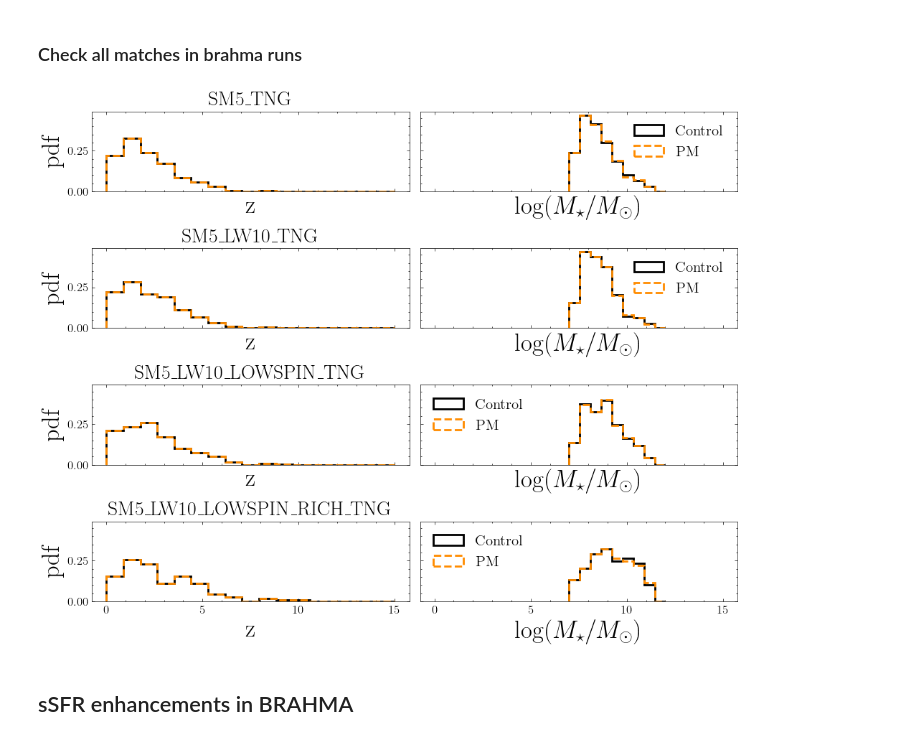
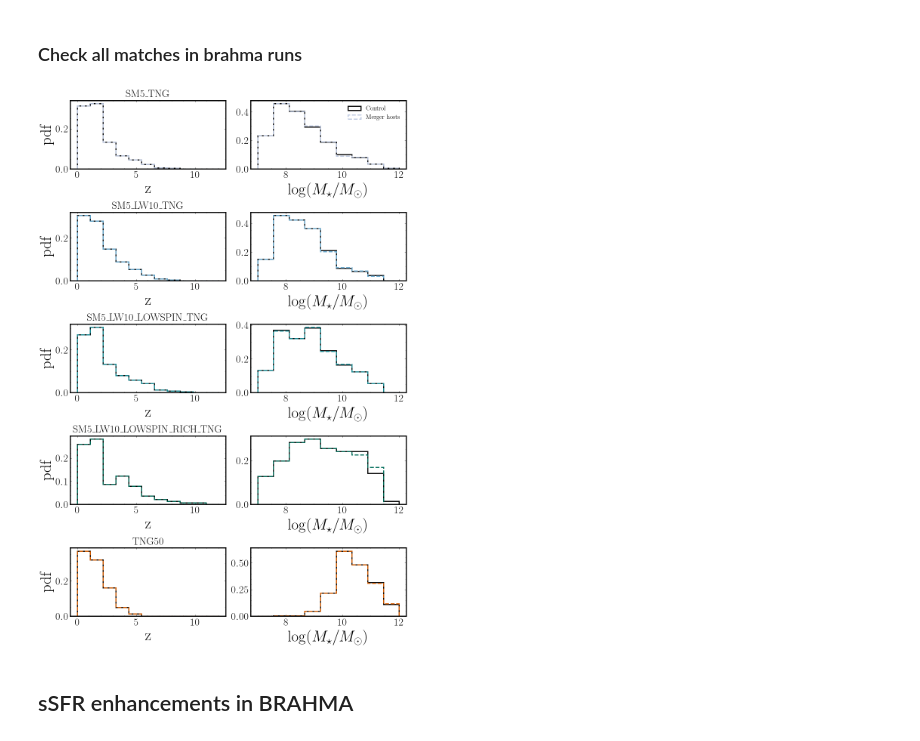
Before and after one commit to pranav-satheesh/host_galaxies, a Jupyter notebook: notebooks/enhancement_plot_notebooks/host_galaxy_enhancements_w_all_control_BHs.ipynb, the cells around one changed output. Cells and saved outputs as stored; diff of their text form; code cells hidden in the pictures.

```diff
--- a/notebooks/enhancement_plot_notebooks/host_galaxy_enhancements_w_all_control_BHs.ipynb
+++ b/notebooks/enhancement_plot_notebooks/host_galaxy_enhancements_w_all_control_BHs.ipynb
@@ -81,13 +85,13 @@ Brahma common zbins: [0.  0.4 0.8 1.2 1.6 2.1 3.1 4.1 5.1 6.1 8.1]
 # %%
-hostplot.set_plot_style(linewidth=2, titlesize=20,labelsize=10,ticksize=10,legendsize=10)
+hostplot.set_plot_style(linewidth=2, titlesize=20,labelsize=30,xlabelsize=20,ylabelsize=20,legendsize=12)
 fig,ax = plt.subplots(1,1,figsize=(7,5))
 
-for i,sim in enumerate(brahma_simName_array):
+for i,sim in enumerate(sim_names):
 
-    z_mergers = brahma_sim_obj[sim].z_merging_pop
-    N,_ = np.histogram(z_mergers,bins=brahma_zbins)
+    z_mergers = sim_objs[sim].z_merging_pop
+    N,_ = np.histogram(z_mergers,bins=sim_zbins_list[i])
     print(sim,N)
-    ax.hist(z_mergers,bins=brahma_zbins,label=sim,histtype='step',color=brahma_sim_colors[sim])
+    ax.hist(z_mergers,bins=sim_zbins_list[i],label=sim,histtype='step',color=sim_colors[i])
 ax.set_xlabel("z")
 ax.legend()
 plt.show()
@@ -100,13 +104,0 @@ SM5_LW10_LOWSPIN_RICH_TNG [10  7 14 14 25 12 17 12  5  5]
-# %%
-hostplot.set_plot_style(linewidth=2, titlesize=20,labelsize=10,ticksize=10,legendsize=10)
-fig,ax = plt.subplots(1,1,figsize=(7,5))
-
-for i,sim in enumerate(brahma_simName_array):
-
-    z_mergers = brahma_sim_obj[sim].z_merging_pop
-    N,_ = np.histogram(z_mergers,bins=brahma_zbins)
-    print(sim,N)
-    ax.hist(z_mergers,bins=brahma_zbins,label=sim,histtype='step',color=brahma_sim_colors[sim])
-ax.set_xlabel("z")
-ax.legend()
-plt.show()
@@ -119,22 +105,27 @@ SM5_LW10_LOWSPIN_RICH_TNG [10  7 14 14 25 12 17 12  5  5]
 # %% [markdown]
 ### Check all matches in brahma runs
 # %%
-fig, axes = plt.subplots(4,2, figsize=(10,8),sharex=True,sharey=True)
-hostplot.set_plot_style(linewidth=2, titlesize=20,labelsize=20,ticksize=20,legendsize=20)
+fig, axes = plt.subplots(5,2, figsize=(10,15))
+hostplot.set_plot_style(linewidth=2, titlesize=20,labelsize=20,xlabelsize=20,ylabelsize=20,legendsize=12)
 # axes[1][2].set_visible(False)
 # axes[1][0].set_position([0.24,0.125,0.228,0.343])
 # axes[1][1].set_position([0.55,0.125,0.228,0.343])
 flattened_axes = axes.flatten()
 
-for i,sim in enumerate(brahma_simName_array):
+for i,sim in enumerate(sim_names):
     ax_plt = [axes[i][0],axes[i][1]]
-    axes_plt = hostplot.match_z_Mstar_plot(ax_plt,brahma_sim_obj[sim],Mstar_binsize = 0.5,Mstar_min = 7,Mstar_max = 12,z_binsize = 0.8,z_min = 0,z_max = 15)
+    axes_plt = hostplot.match_z_Mstar_plot(ax_plt,brahma_sim_obj[sim],sim_color=sim_colors[i],Mstar_binsize = 0.5,Mstar_min = 7,Mstar_max = 12,z_binsize =1,z_min = 0,z_max = 12)
     axes_plt[0].set_title(sim)
-
+    if i==0:
+        axes_plt[1].legend()
+    axes_plt[0].set_xlabel('z')
+    axes_plt[1].set_xlabel(r'$\log(M_{\star}/M_{\odot})$')
+    axes_plt[0].set_ylabel('pdf')
+    #axes_plt[1].set_ylabel('N')
 fig.tight_layout()
 fig.savefig('../../figures/Mstar_z_distribution_brahma_all.pdf')
 # %% [output]
-[figure, old version]
+[figure, new version]
 # %% [markdown]
 ## sSFR enhancements in BRAHMA
 # %%
```
Also changed, not shown: parts of 31 cells of this notebook, 18 other files.
